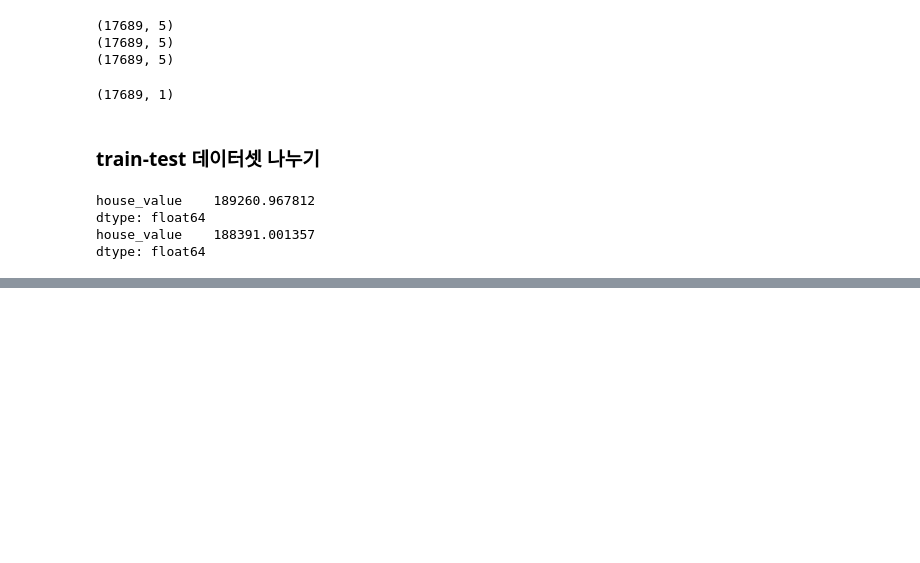
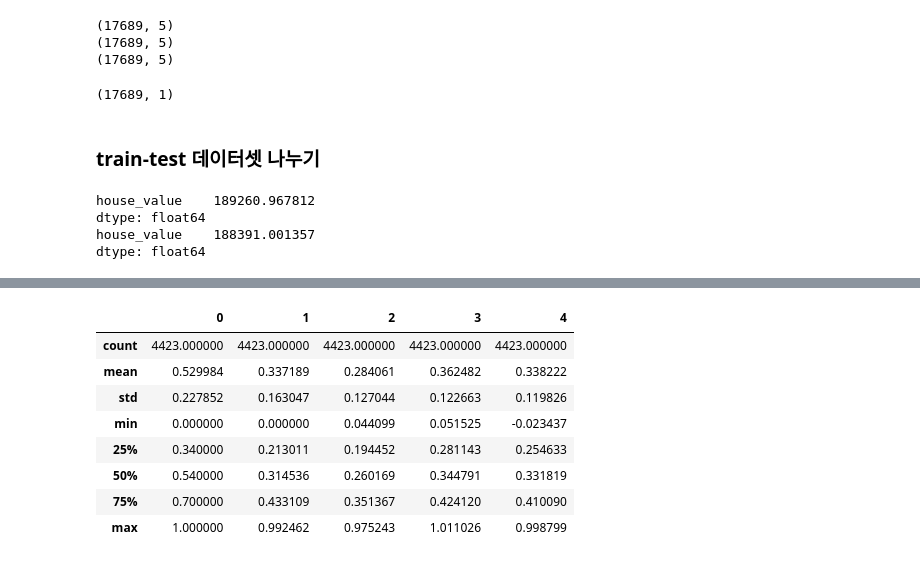
Before and after one commit to 2hongbi/kaggle-python, a Jupyter notebook: src/bigboongi/learn_regression.ipynb, the cells around one changed output, grey strips where cells are left out. Drawn from its saved outputs; the diff is of its cells as text; code cells hidden in the pictures; blank space fills up the shorter version.

```diff
--- a/src/bigboongi/learn_regression.ipynb
+++ b/src/bigboongi/learn_regression.ipynb
@@ -89,0 +127,13 @@ dtype: float64
+# %%
+X_scaled_minmax_test = scaler_minmax.transform(X_test)
+pd.DataFrame(X_scaled_minmax_test).describe()
+# %% [output]
+|  | 0 | 1 | 2 | 3 | 4 |
+| count | 4423.000000 | 4423.000000 | 4423.000000 | 4423.000000 | 4423.000000 |
+| mean | 0.529984 | 0.337189 | 0.284061 | 0.362482 | 0.338222 |
+| std | 0.227852 | 0.163047 | 0.127044 | 0.122663 | 0.119826 |
+| min | 0.000000 | 0.000000 | 0.044099 | 0.051525 | -0.023437 |
+| 25% | 0.340000 | 0.213011 | 0.194452 | 0.281143 | 0.254633 |
+| 50% | 0.540000 | 0.314536 | 0.260169 | 0.344791 | 0.331819 |
+| 75% | 0.700000 | 0.433109 | 0.351367 | 0.424120 | 0.410090 |
+| max | 1.000000 | 0.992462 | 0.975243 | 1.011026 | 0.998799 |
```
Also changed, not shown: parts of 7 cells of this notebook.
